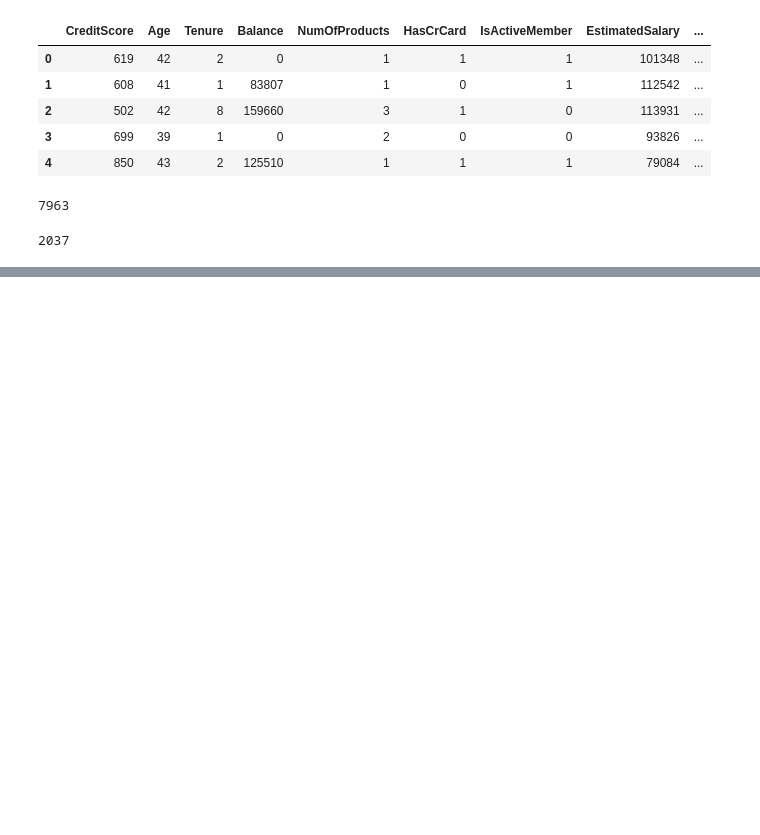
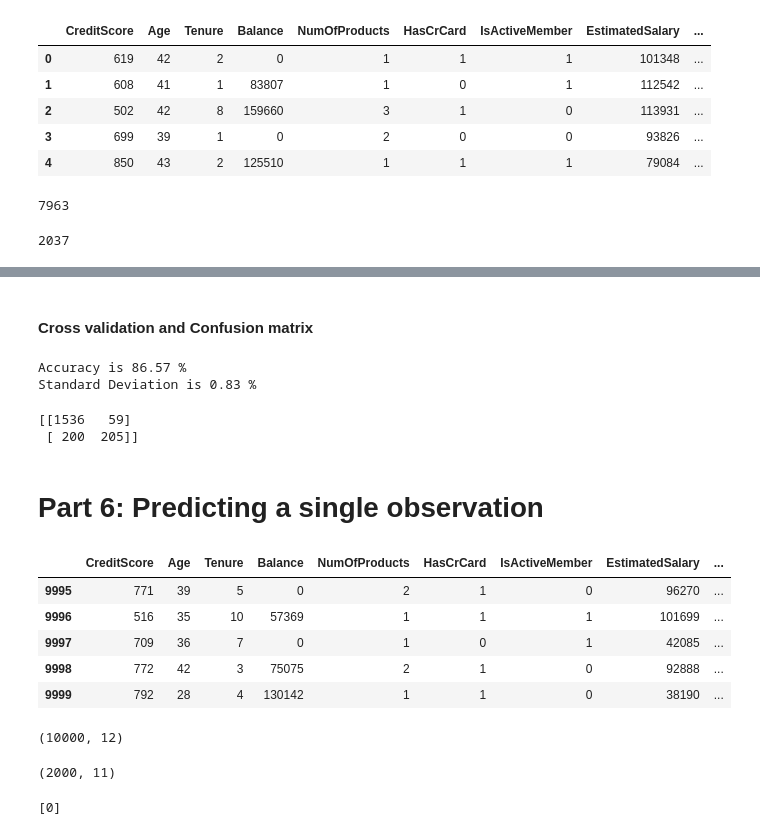
Before and after one commit to MohammedFarzin/Customer-churn-rate-prediction, a Jupyter notebook: Customer churn rate prediction.ipynb, the cells around one changed output, grey strips where cells are left out. Drawn from its saved outputs; the diff is of its cells as text; code cells hidden in the pictures; blank space fills up the shorter version.

Commit message:
Created model for customer churn rate prediction

```diff
--- a/Customer churn rate prediction.ipynb
+++ b/Customer churn rate prediction.ipynb
@@ -174,0 +377,42 @@ y
+# %% [markdown]
+#### Cross validation and Confusion matrix
+# %%
+# cross validation
+from sklearn.model_selection import cross_val_score
+
+accuracies = cross_val_score(estimator=classifier, X=X_train, y=y_train, cv=10)
+print("Accuracy is {:.2f} %".format(accuracies.mean()*100))
+print("Standard Deviation is {:.2f} %".format(accuracies.std()*100))
+# %% [output]
+Accuracy is 86.57 %
+Standard Deviation is 0.83 %
+# %%
+cm = confusion_matrix(y_test, y_pred)
+print(cm)
+# %% [output]
+[[1536   59]
+ [ 200  205]]
+# %% [markdown]
+# Part 6: Predicting a single observation
+# %%
+dataset.tail()
+# %% [output]
+|  | CreditScore | Age | Tenure | Balance | NumOfProducts | HasCrCard | IsActiveMember | EstimatedSalary | ... |
+| 9995 | 771 | 39 | 5 | 0 | 2 | 1 | 0 | 96270 | ... |
+| 9996 | 516 | 35 | 10 | 57369 | 1 | 1 | 1 | 101699 | ... |
+| 9997 | 709 | 36 | 7 | 0 | 1 | 0 | 1 | 42085 | ... |
+| 9998 | 772 | 42 | 3 | 75075 | 2 | 1 | 0 | 92888 | ... |
+| 9999 | 792 | 28 | 4 | 130142 | 1 | 1 | 0 | 38190 | ... |
+# %%
+dataset.shape
+# %% [output]
+(10000, 12)
+# %%
+X_test.shape
+# %% [output]
+(2000, 11)
+# %%
+single_obs = [[819,	25,	7,	0,	1,	0,	1,	62545,	0,	0,	1]]
+print(classifier.predict(sc.transform(single_obs)))
+# %% [output]
+[0]
```
Also changed, not shown: parts of 42 cells of this notebook.
